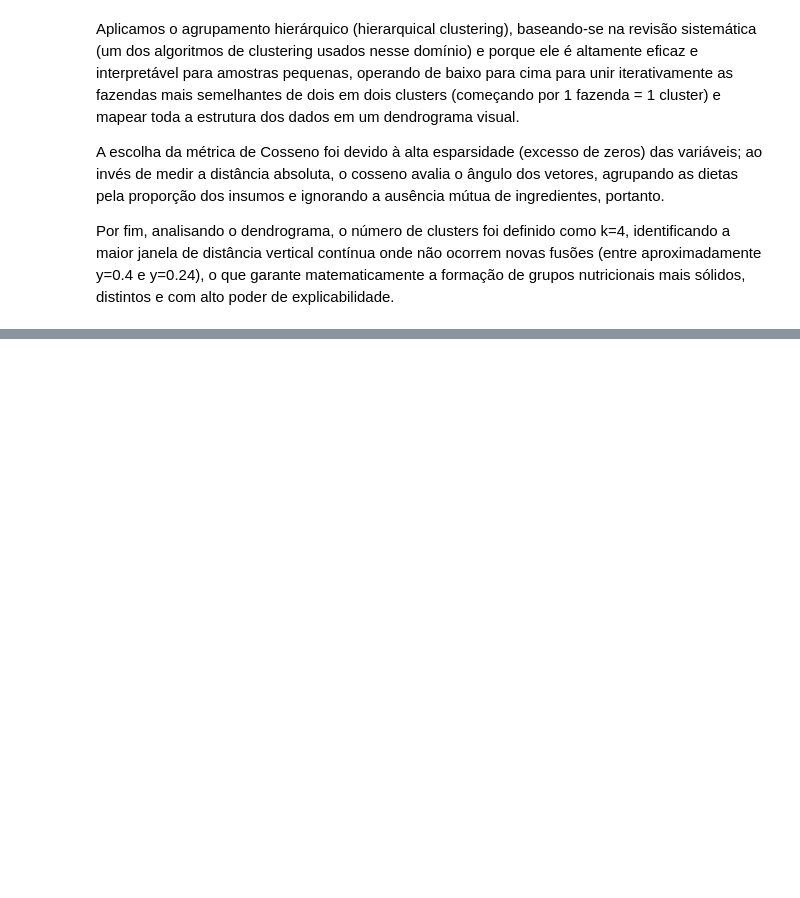
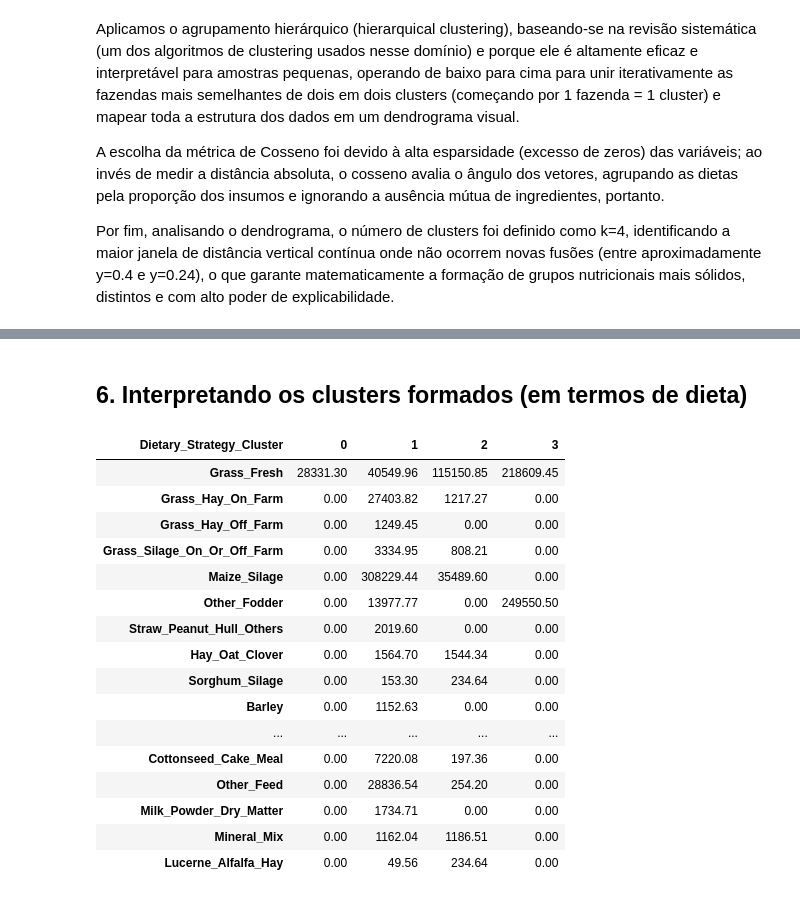
Before and after one commit to pedroalmeid/carbon_milkproduction_causalinference, a Jupyter notebook: notebooks/dietary_strategy_clustering.ipynb, the cells around one changed output, grey strips where cells are left out. Cells and saved outputs as stored; diff of their text form; code cells hidden in the pictures; blank space fills up the shorter version.

```diff
--- a/notebooks/dietary_strategy_clustering.ipynb
+++ b/notebooks/dietary_strategy_clustering.ipynb
@@ -188,0 +193,22 @@ Por fim, analisando o dendrograma, o número de clusters foi definido como k=4,
+# %%
+from sklearn.cluster import AgglomerativeClustering
+
+cluster_model = AgglomerativeClustering(
+    n_clusters=4,
+    metric='cosine',
+    linkage='average'
+)
+
+# Treinando o modelo e gerando os rótulos
+# O modelo lê a matriz limpa e devolve um array com valores [0, 1, 2, 3]
+cluster_labels = cluster_model.fit_predict(df_feed_clean)
+
+# Anexando o resultado ao dataset original
+# Criamos a variável categórica Dietary_Strategy_Cluster
+df['Dietary_Strategy_Cluster'] = cluster_labels
+
+# Verificando a distribuição (quantas fazendas caíram em cada grupo)
+clusters_dist = df['Dietary_Strategy_Cluster'].value_counts().sort_index()
+
+print("Distribuição das fazendas por cluster:")
+print(clusters_dist)
@@ -188,0 +304,33 @@ Por fim, analisando o dendrograma, o número de clusters foi definido como k=4,
+# %% [markdown]
+## 6. Interpretando os clusters formados (em termos de dieta)
+# %%
+df_feed_profile = df_feed_clean.copy()
+df_feed_profile['Dietary_Strategy_Cluster'] = df['Dietary_Strategy_Cluster']
+
+# Calculando a média de cada insumo consumido por cluster
+cluster_means = df_feed_profile.groupby('Dietary_Strategy_Cluster').mean()
+cluster_profile = cluster_means.T
+
+# Aplicando um mapa de calor nativo do Pandas
+# O axis=1 garante que a comparação de cores (do mais claro para o mais escuro) seja feita por linha (insumo)
+styled_profile = cluster_profile.style.background_gradient(cmap='YlGn', axis=1) \
+                                    .format("{:.2f}")
+display(styled_profile)
+# %% [output]
+| Dietary_Strategy_Cluster | 0 | 1 | 2 | 3 |
+| Grass_Fresh | 28331.30 | 40549.96 | 115150.85 | 218609.45 |
+| Grass_Hay_On_Farm | 0.00 | 27403.82 | 1217.27 | 0.00 |
+| Grass_Hay_Off_Farm | 0.00 | 1249.45 | 0.00 | 0.00 |
+| Grass_Silage_On_Or_Off_Farm | 0.00 | 3334.95 | 808.21 | 0.00 |
+| Maize_Silage | 0.00 | 308229.44 | 35489.60 | 0.00 |
+| Other_Fodder | 0.00 | 13977.77 | 0.00 | 249550.50 |
+| Straw_Peanut_Hull_Others | 0.00 | 2019.60 | 0.00 | 0.00 |
+| Hay_Oat_Clover | 0.00 | 1564.70 | 1544.34 | 0.00 |
+| Sorghum_Silage | 0.00 | 153.30 | 234.64 | 0.00 |
+| Barley | 0.00 | 1152.63 | 0.00 | 0.00 |
+| ... | ... | ... | ... | ... |
+| Cottonseed_Cake_Meal | 0.00 | 7220.08 | 197.36 | 0.00 |
+| Other_Feed | 0.00 | 28836.54 | 254.20 | 0.00 |
+| Milk_Powder_Dry_Matter | 0.00 | 1734.71 | 0.00 | 0.00 |
+| Mineral_Mix | 0.00 | 1162.04 | 1186.51 | 0.00 |
+| Lucerne_Alfalfa_Hay | 0.00 | 49.56 | 234.64 | 0.00 |
```
Also changed, not shown: parts of 10 cells of this notebook, 1 other file.
